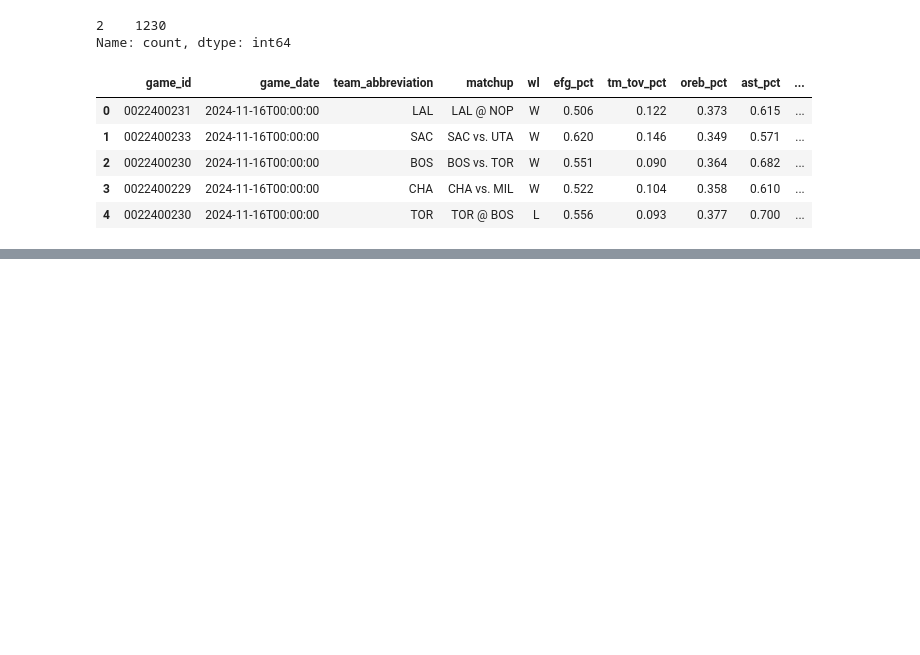
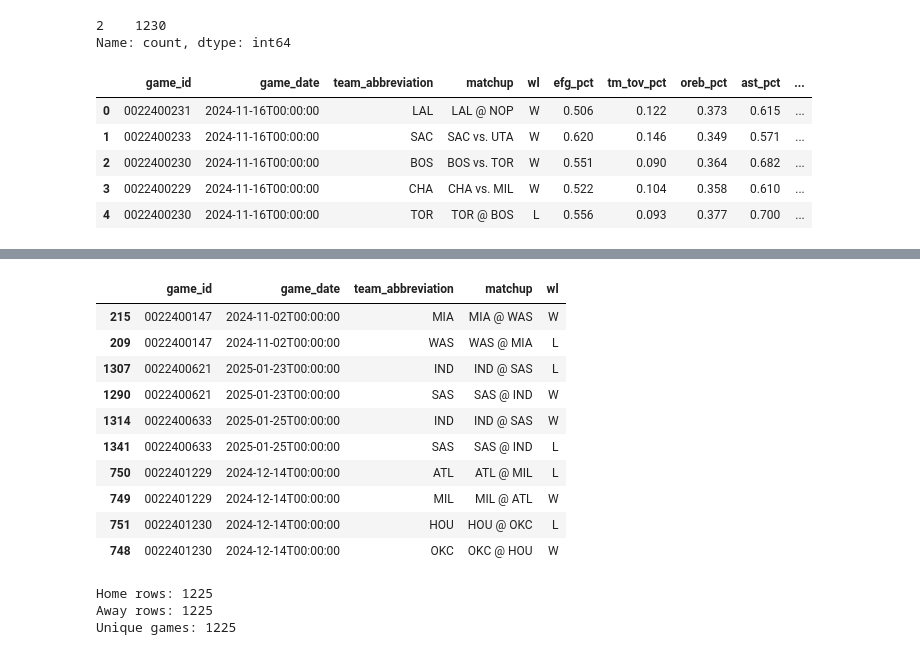
Before and after one commit to timreeg/nba-winning-without-outshooting, a Jupyter notebook: notebooks/01_data_exploration.ipynb, the cells around one changed output, grey strips where cells are left out. Saved outputs shown, nothing was run; the diff lists cells and outputs as text; code cells hidden in the pictures; blank space fills up the shorter version.

```diff
--- a/notebooks/01_data_exploration.ipynb
+++ b/notebooks/01_data_exploration.ipynb
@@ -193,0 +200,20 @@ analysis_df.to_csv("../data/raw/team_game_logs_2024_25.csv", index=False)
+# %%
+analysis_df = df[[
+    "game_id",
+    "game_date",
+    "team_abbreviation",
+    "matchup",
+    "wl",
+    "efg_pct",
+    "tm_tov_pct",
+    "oreb_pct",
+    "ast_pct",
+    "reb_pct",
+    "pace",
+    "fta",
+    "fga"
+]].copy()
+
+analysis_df["ftr"] = analysis_df["fta"] / analysis_df["fga"]
+
+analysis_df.head()
@@ -193,0 +258,15 @@ analysis_df.to_csv("../data/raw/team_game_logs_2024_25.csv", index=False)
+# %%
+side_check = analysis_df.copy()
+
+side_check["is_home"] = side_check["matchup"].str.contains("vs.", regex=False)
+side_check["is_away"] = side_check["matchup"].str.contains("@", regex=False)
+
+game_side_counts = side_check.groupby("game_id")[["is_home", "is_away"]].sum()
+
+bad_games = game_side_counts[
+    (game_side_counts["is_home"] != 1) |
+    (game_side_counts["is_away"] != 1)
+]
+
+print("Problem games:", len(bad_games))
+bad_games
@@ -193,0 +282,40 @@ analysis_df.to_csv("../data/raw/team_game_logs_2024_25.csv", index=False)
+# %%
+analysis_df[
+    analysis_df["game_id"].isin(bad_games.index)
+][
+    ["game_id", "game_date", "team_abbreviation", "matchup", "wl"]
+].sort_values(["game_id", "team_abbreviation"])
+# %% [output]
+|  | game_id | game_date | team_abbreviation | matchup | wl |
+| 215 | 0022400147 | 2024-11-02T00:00:00 | MIA | MIA @ WAS | W |
+| 209 | 0022400147 | 2024-11-02T00:00:00 | WAS | WAS @ MIA | L |
+| 1307 | 0022400621 | 2025-01-23T00:00:00 | IND | IND @ SAS | L |
+| 1290 | 0022400621 | 2025-01-23T00:00:00 | SAS | SAS @ IND | W |
+| 1314 | 0022400633 | 2025-01-25T00:00:00 | IND | IND @ SAS | W |
+| 1341 | 0022400633 | 2025-01-25T00:00:00 | SAS | SAS @ IND | L |
+| 750 | 0022401229 | 2024-12-14T00:00:00 | ATL | ATL @ MIL | L |
+| 749 | 0022401229 | 2024-12-14T00:00:00 | MIL | MIL @ ATL | W |
+| 751 | 0022401230 | 2024-12-14T00:00:00 | HOU | HOU @ OKC | L |
+| 748 | 0022401230 | 2024-12-14T00:00:00 | OKC | OKC @ HOU | W |
+# %%
+bad_game_ids = bad_games.index
+
+analysis_clean = analysis_df[
+    ~analysis_df["game_id"].isin(bad_game_ids)
+].copy()
+
+home = analysis_clean[
+    analysis_clean["matchup"].str.contains("vs.", regex=False)
+].copy()
+
+away = analysis_clean[
+    analysis_clean["matchup"].str.contains("@", regex=False)
+].copy()
+
+print("Home rows:", len(home))
+print("Away rows:", len(away))
+print("Unique games:", analysis_clean["game_id"].nunique())
+# %% [output]
+Home rows: 1225
+Away rows: 1225
+Unique games: 1225
```
Also changed, not shown: parts of 20 cells of this notebook, 1 other file.
